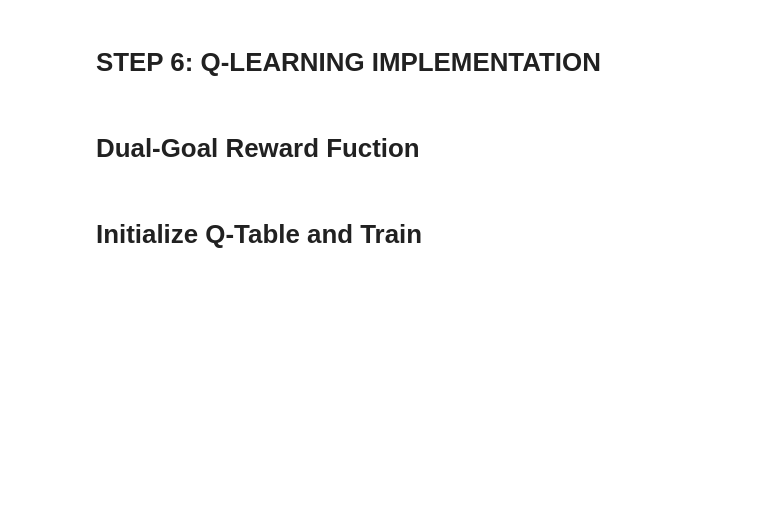
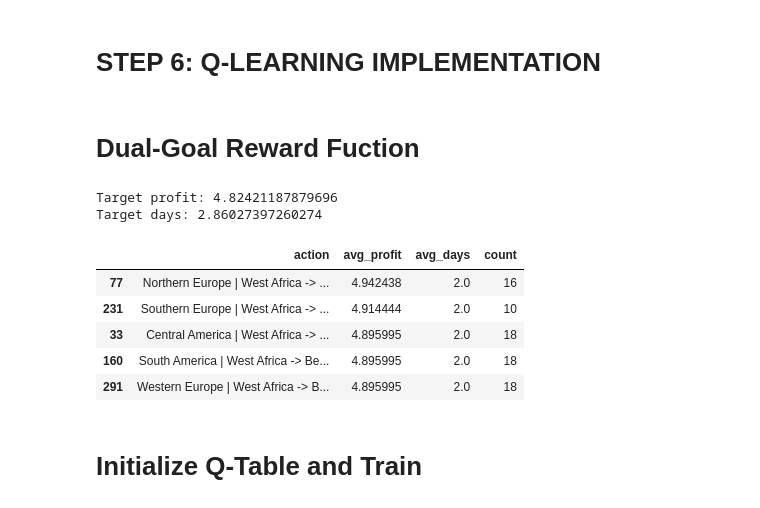
Before and after one commit to Jasonmiller513/Dissertation, a Jupyter notebook: Second_Test_WA.ipynb, the cells around one changed output. Cells and saved outputs as stored; diff of their text form; code cells hidden in the pictures; blank space fills up the shorter version.

```diff
--- a/Second_Test_WA.ipynb
+++ b/Second_Test_WA.ipynb
@@ -1249,3 +1284,30 @@ n_actions = train_df["action_id"].nunique()
+# %%
+target_profit = train_df["Order Profit Per Order"].mean() * 1.10
+target_days = train_df["Days for shipping (real)"].replace(0, np.nan).mean() * 0.80
+
+action_check = train_df.groupby("action").agg(
+    avg_profit=("Order Profit Per Order", "mean"),
+    avg_days=("Days for shipping (real)", "mean"),
+    count=("action", "count")
+).reset_index()
+
+print("Target profit:", target_profit)
+print("Target days:", target_days)
+
+action_check[
+    (action_check["avg_profit"] >= target_profit) &
+    (action_check["avg_days"] <= target_days) &
+    (action_check["count"] >= 10)
+].sort_values(["avg_profit", "avg_days"], ascending=[False, True])
+# %% [output]
+Target profit: 4.82421187879696
+Target days: 2.86027397260274
+|  | action | avg_profit | avg_days | count |
+| 77 | Northern Europe | West Africa -> ... | 4.942438 | 2.0 | 16 |
+| 231 | Southern Europe | West Africa -> ... | 4.914444 | 2.0 | 10 |
+| 33 | Central America | West Africa -> ... | 4.895995 | 2.0 | 18 |
+| 160 | South America | West Africa -> Be... | 4.895995 | 2.0 | 18 |
+| 291 | Western Europe | West Africa -> B... | 4.895995 | 2.0 | 18 |
 # %% [markdown]
 # Initialize Q-Table and Train
 # %%
```
Also changed, not shown: parts of 33 cells of this notebook.
